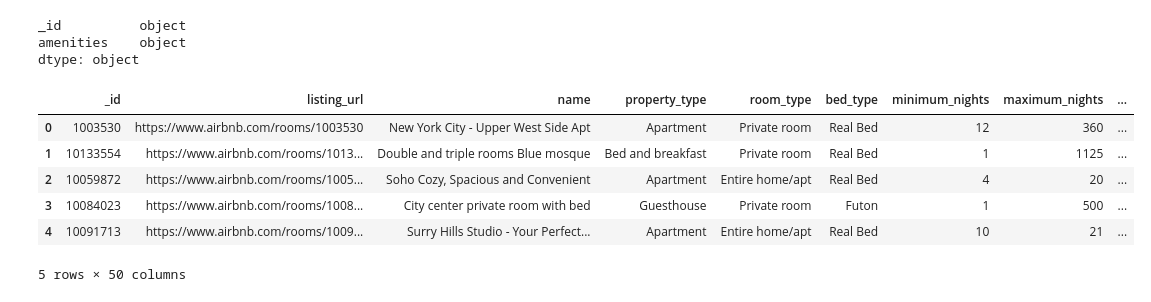
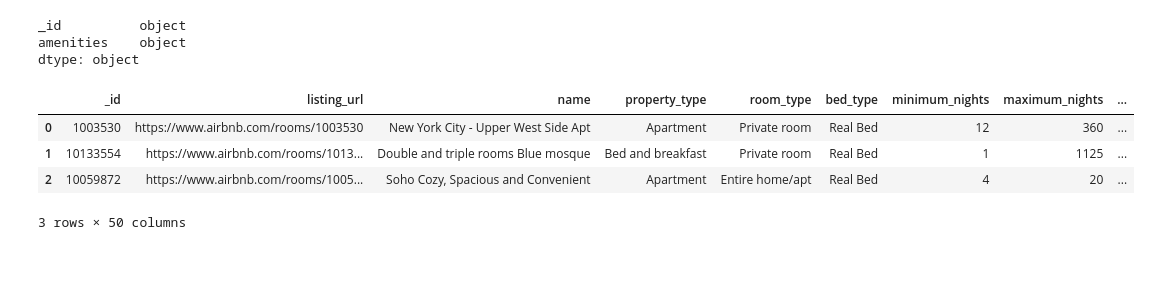
Before and after one commit to Nalinalingasamy/Airbnb-, a Jupyter notebook: airbnb.ipynb, the cells around one changed output. Drawn from its saved outputs; the diff is of its cells as text; code cells hidden in the pictures; blank space fills up the shorter version.

```diff
--- a/airbnb.ipynb
+++ b/airbnb.ipynb
@@ -17,10 +14,10 @@ for i in col.find( {}, {'_id':1,'listing_url':1,'name':1,'property_type':1,'room
                         'review_scores.review_scores_rating':1} ):
     data.append(i)
 
-df1 = pd.DataFrame(data)
-df1['images'] = df1['images'].apply(lambda x: x['picture_url'])
-df1['review_scores'] = df1['review_scores'].apply(lambda x: x.get('review_scores_rating',0))
-df1.head()
+df = pd.DataFrame(data)
+df['images'] = df['images'].apply(lambda x: x['picture_url'])
+df['review_scores'] = df['review_scores'].apply(lambda x: x.get('review_scores_rating',0))
+df.head()
 # %% [output]
 |  | _id | listing_url | name | property_type | room_type | bed_type | minimum_nights | maximum_nights | ... |
 | 0 | 1003530 | https://www.airbnb.com/rooms/1003530 | New York City - Upper West Side Apt | Apartment | Private room | Real Bed | 12 | 360 | ... |
@@ -49,8 +46,8 @@ images                  0.000000
 review_scores           0.000000
 dtype: float64
 # %%
-df1["beds"] = df1["beds"].ffill()
-df1["bedrooms"] = df1["bedrooms"].bfill()
-df1["bathrooms"] = df1["bathrooms"].fillna(df1["bathrooms"].mode()[0])
-df1['cleaning_fee'].fillna('Not Specified', inplace=True)
+df["beds"] = df["beds"].ffill()
+df["bedrooms"] = df["bedrooms"].bfill()
+df["bathrooms"] = df["bathrooms"].fillna(df["bathrooms"].mode()[0])
+df['cleaning_fee'].fillna('Not Specified', inplace=True)
 # %%
@@ -94,12 +91,12 @@ images                  object
 review_scores            int64
 dtype: object
 # %%
-df1['minimum_nights'] = df1['minimum_nights'].astype(int)
-df1['maximum_nights'] = df1['maximum_nights'].astype(int)
-df1['bedrooms'] = df1['bedrooms'].astype(int)
-df1['beds'] = df1['beds'].astype(int)
-df1['bathrooms'] = df1['bathrooms'].astype(str).astype(float)
-df1['price'] = df1['price'].astype(str).astype(float).astype(int)
-df1['cleaning_fee'] = df1['cleaning_fee'].apply(lambda x: int(float(str(x))) if x != 'Not Specified' else 'Not Specified')
-df1['extra_people'] = df1['extra_people'].astype(str).astype(float).astype(int)
-df1['guests_included'] = df1['guests_included'].astype(str).astype(int)
+df['minimum_nights'] = df['minimum_nights'].astype(int)
+df['maximum_nights'] = df['maximum_nights'].astype(int)
+df['bedrooms'] = df['bedrooms'].astype(int)
+df['beds'] = df['beds'].astype(int)
+df['bathrooms'] = df['bathrooms'].astype(str).astype(float)
+df['price'] = df['price'].astype(str).astype(float).astype(int)
+df['cleaning_fee'] = df['cleaning_fee'].apply(lambda x: int(float(str(x))) if x != 'Not Specified' else 'Not Specified')
+df['extra_people'] = df['extra_people'].astype(str).astype(float).astype(int)
+df['guests_included'] = df['guests_included'].astype(str).astype(int)
@@ -141,7 +149,7 @@ Index(['_id', 'host_id', 'host_url', 'host_name', 'host_location',
 # %%
-df_host['host_is_superhost'] = df_host['host_is_superhost'].map({False:"0",True:'1'})
-df_host['host_has_profile_pic'] = df_host['host_has_profile_pic'].map({False:'0',True:'1'})
-df_host['host_identity_verified'] = df_host['host_identity_verified'].map({False:'0',True:'1'})
+df_host['host_is_superhost'] = df_host['host_is_superhost'].map({False:'No',True:'Yes'})
+df_host['host_has_profile_pic'] = df_host['host_has_profile_pic'].map({False:'No',True:'Yes'})
+df_host['host_identity_verified'] = df_host['host_identity_verified'].map({False:'No',True:'Yes'})
 df_host.head()
 # %% [output]
 |  | _id | host_id | host_url | host_name | host_location | host_response_time | host_thumbnail_url | ... |
@@ -334,16 +340,14 @@ _id          object
 amenities    object
 dtype: object
 # %%
-df = pd.merge(df1, df_host, on='_id')
+df = pd.merge(df, df_host, on='_id')
 df = pd.merge(df, df_address, on='_id')
 df = pd.merge(df, df_availability, on='_id')
 df = pd.merge(df, df_amenities, on='_id')
-df.head(5)
+df.head(3)
 # %% [output]
 |  | _id | listing_url | name | property_type | room_type | bed_type | minimum_nights | maximum_nights | ... |
 | 0 | 1003530 | https://www.airbnb.com/rooms/1003530 | New York City - Upper West Side Apt | Apartment | Private room | Real Bed | 12 | 360 | ... |
 | 1 | 10133554 | https://www.airbnb.com/rooms/1013... | Double and triple rooms Blue mosque | Bed and breakfast | Private room | Real Bed | 1 | 1125 | ... |
 | 2 | 10059872 | https://www.airbnb.com/rooms/1005... | Soho Cozy, Spacious and Convenient | Apartment | Entire home/apt | Real Bed | 4 | 20 | ... |
-| 3 | 10084023 | https://www.airbnb.com/rooms/1008... | City center private room with bed | Guesthouse | Private room | Futon | 1 | 500 | ... |
-| 4 | 10091713 | https://www.airbnb.com/rooms/1009... | Surry Hills Studio - Your Perfect... | Apartment | Entire home/apt | Real Bed | 10 | 21 | ... |
-5 rows × 50 columns
+3 rows × 50 columns
```
Also changed, not shown: parts of 18 cells of this notebook.
